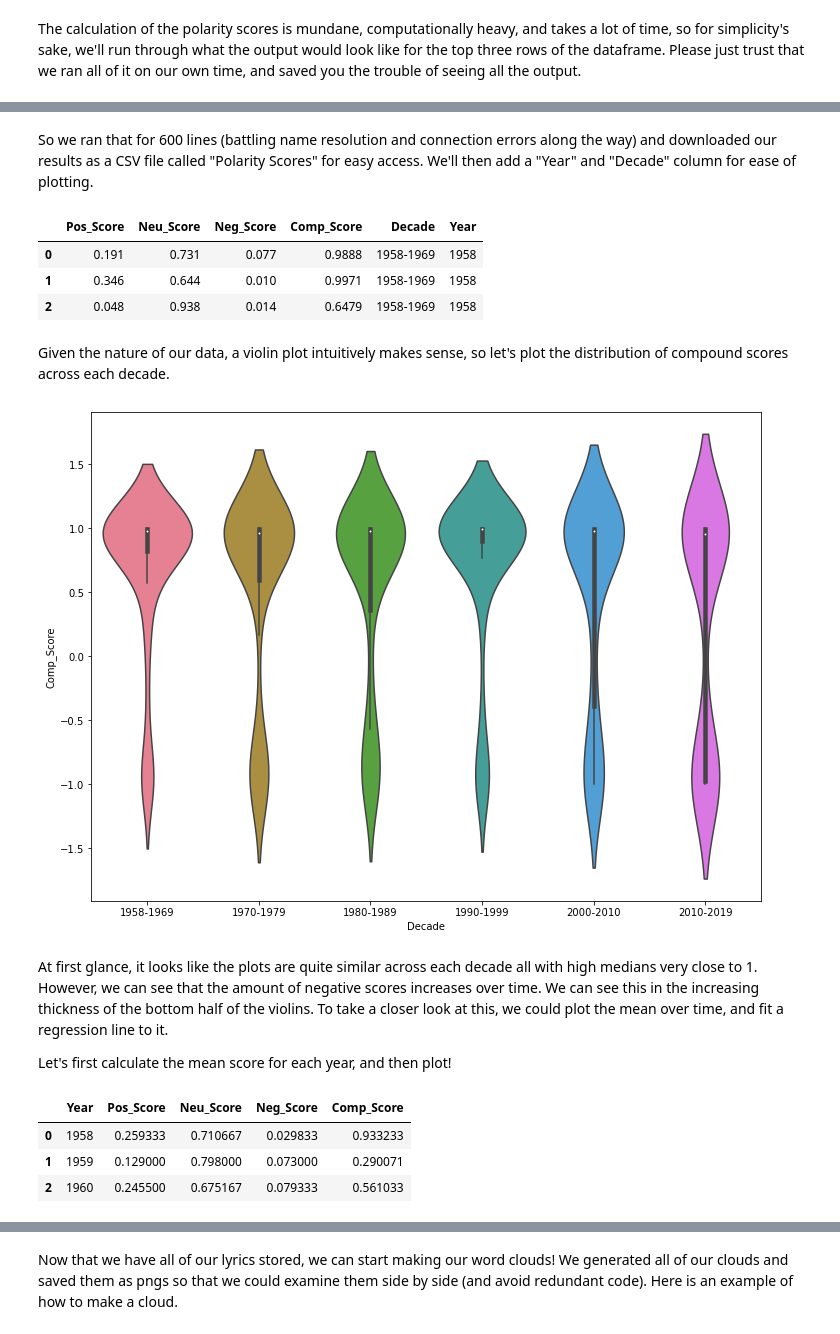
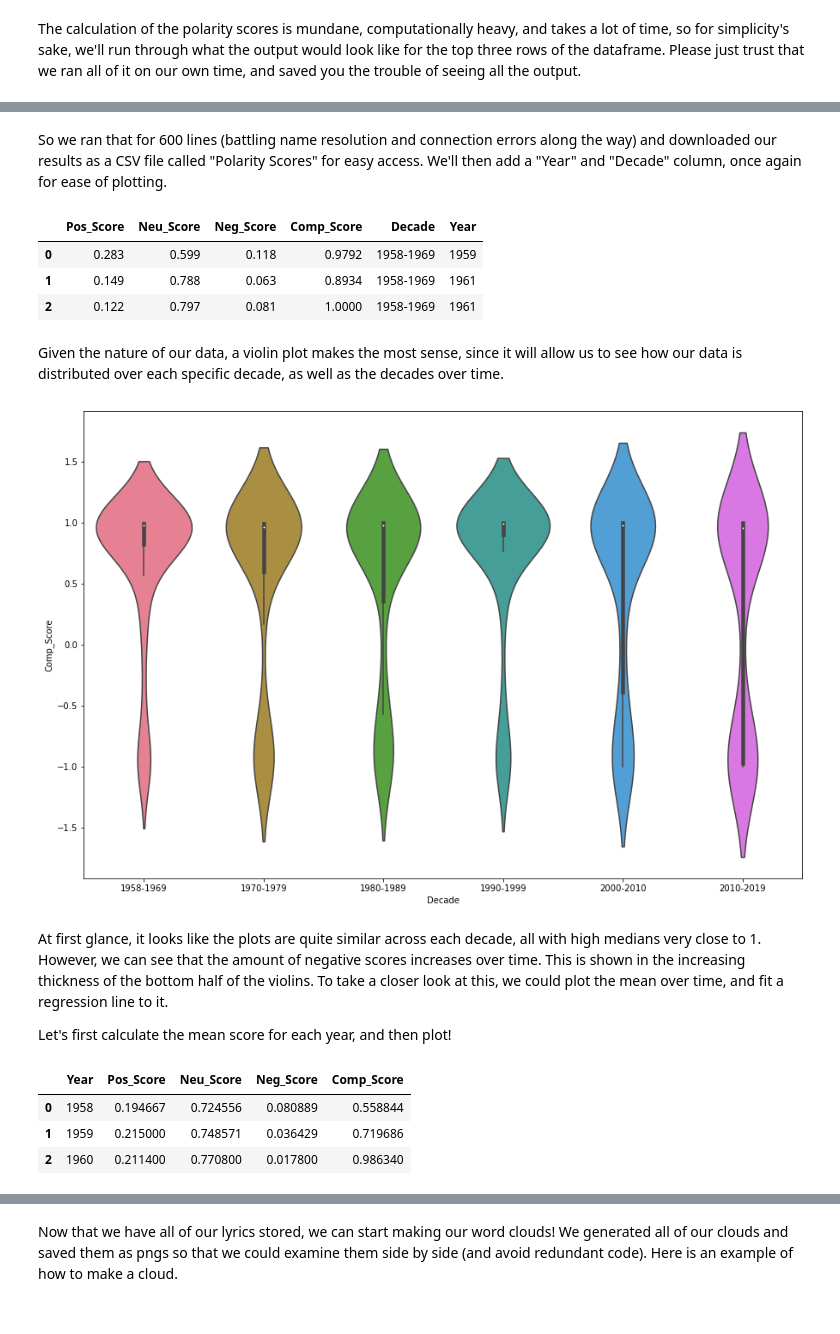
Before and after one commit to ssarahfloress/ssarahfloress.github.io, a Jupyter notebook: Final Tutorial.ipynb, the cells around one changed output, grey strips where cells are left out. Cells and saved outputs as stored; diff of their text form; code cells hidden in the pictures.

```diff
--- a/Final Tutorial.ipynb
+++ b/Final Tutorial.ipynb
@@ -143,7 +128,8 @@ This table is simply massive and very clumsy, so we need to do a fair amount of
 cols_remove = ['url', 'Performer_y', 'Song_y', 'Weeks on Chart', 'Peak Position', \
                'Previous Week Position', 'Instance', 'spotify_track_id', \
                'spotify_track_preview_url', 'spotify_track_album', \
-               'spotify_track_explicit', 'spotify_track_duration_ms' \
+               'spotify_track_explicit', 'spotify_track_duration_ms', \
+               'spotify_genre', 'spotify_track_popularity'
               ]
 songs.drop(cols_remove, axis = 1, inplace=True)
 
@@ -444,27 +433,26 @@ Done.
 # %% [markdown]
-So we ran that for 600 lines (battling name resolution and connection errors along the way) and downloaded our results as a CSV file called "Polarity Scores" for easy access. We'll then add a "Year" and "Decade" column for ease of plotting.
+So we ran that for 600 lines (battling name resolution and connection errors along the way) and downloaded our results as a CSV file called "Polarity Scores" for easy access. We'll then add a "Year" and "Decade" column, once again for ease of plotting.
 # %%
 polarity_scores = pd.read_csv('Polarity Scores.csv')
 polarity_scores['Decade'] = decades
 polarity_scores['Year'] = songs_sampled['Year']
-polarity_scores.sort_values(by='Year', inplace=True)
 polarity_scores.reset_index(inplace=True)
 polarity_scores.drop('index', axis=1, inplace=True)
 polarity_scores.head(3)
 # %% [output]
 |  | Pos_Score | Neu_Score | Neg_Score | Comp_Score | Decade | Year |
-| 0 | 0.191 | 0.731 | 0.077 | 0.9888 | 1958-1969 | 1958 |
-| 1 | 0.346 | 0.644 | 0.010 | 0.9971 | 1958-1969 | 1958 |
-| 2 | 0.048 | 0.938 | 0.014 | 0.6479 | 1958-1969 | 1958 |
+| 0 | 0.283 | 0.599 | 0.118 | 0.9792 | 1958-1969 | 1959 |
+| 1 | 0.149 | 0.788 | 0.063 | 0.8934 | 1958-1969 | 1961 |
+| 2 | 0.122 | 0.797 | 0.081 | 1.0000 | 1958-1969 | 1961 |
-# %% [markdown]
-Given the nature of our data, a violin plot intuitively makes sense, so let's plot the distribution of compound scores across each decade.
+# %% [markdown]
+Given the nature of our data, a violin plot makes the most sense, since it will allow us to see how our data is distributed over each specific decade, as well as the decades over time.
 # %%
-fig, ax = plt.subplots(figsize=(12, 9))
+fig, ax = plt.subplots(figsize=(15, 10))
 ax = sns.violinplot(x='Decade', y='Comp_Score', data=polarity_scores, palette="husl")
 # %% [output]
-[figure, old version]
+[figure, new version]
 # %% [markdown]
-At first glance, it looks like the plots are quite similar across each decade all with high medians very close to 1. However, we can see that the amount of negative scores increases over time. We can see this in the increasing thickness of the bottom half of the violins. To take a closer look at this, we could plot the mean over time, and fit a regression line to it.
+At first glance, it looks like the plots are quite similar across each decade, all with high medians very close to 1. However, we can see that the amount of negative scores increases over time. This is shown in the increasing thickness of the bottom half of the violins. To take a closer look at this, we could plot the mean over time, and fit a regression line to it.
 
 Let's first calculate the  mean score for each year, and then plot!
 # %%
@@ -474,9 +462,9 @@ polarity_averages.reset_index(inplace=True)
 polarity_averages.head(3)
 # %% [output]
 |  | Year | Pos_Score | Neu_Score | Neg_Score | Comp_Score |
-| 0 | 1958 | 0.259333 | 0.710667 | 0.029833 | 0.933233 |
-| 1 | 1959 | 0.129000 | 0.798000 | 0.073000 | 0.290071 |
-| 2 | 1960 | 0.245500 | 0.675167 | 0.079333 | 0.561033 |
+| 0 | 1958 | 0.194667 | 0.724556 | 0.080889 | 0.558844 |
+| 1 | 1959 | 0.215000 | 0.748571 | 0.036429 | 0.719686 |
+| 2 | 1960 | 0.211400 | 0.770800 | 0.017800 | 0.986340 |
 # %%
 fig, ax = plt.subplots(figsize=(10, 7))
 
```
Also changed, not shown: parts of 49 cells of this notebook, 2 other files.
